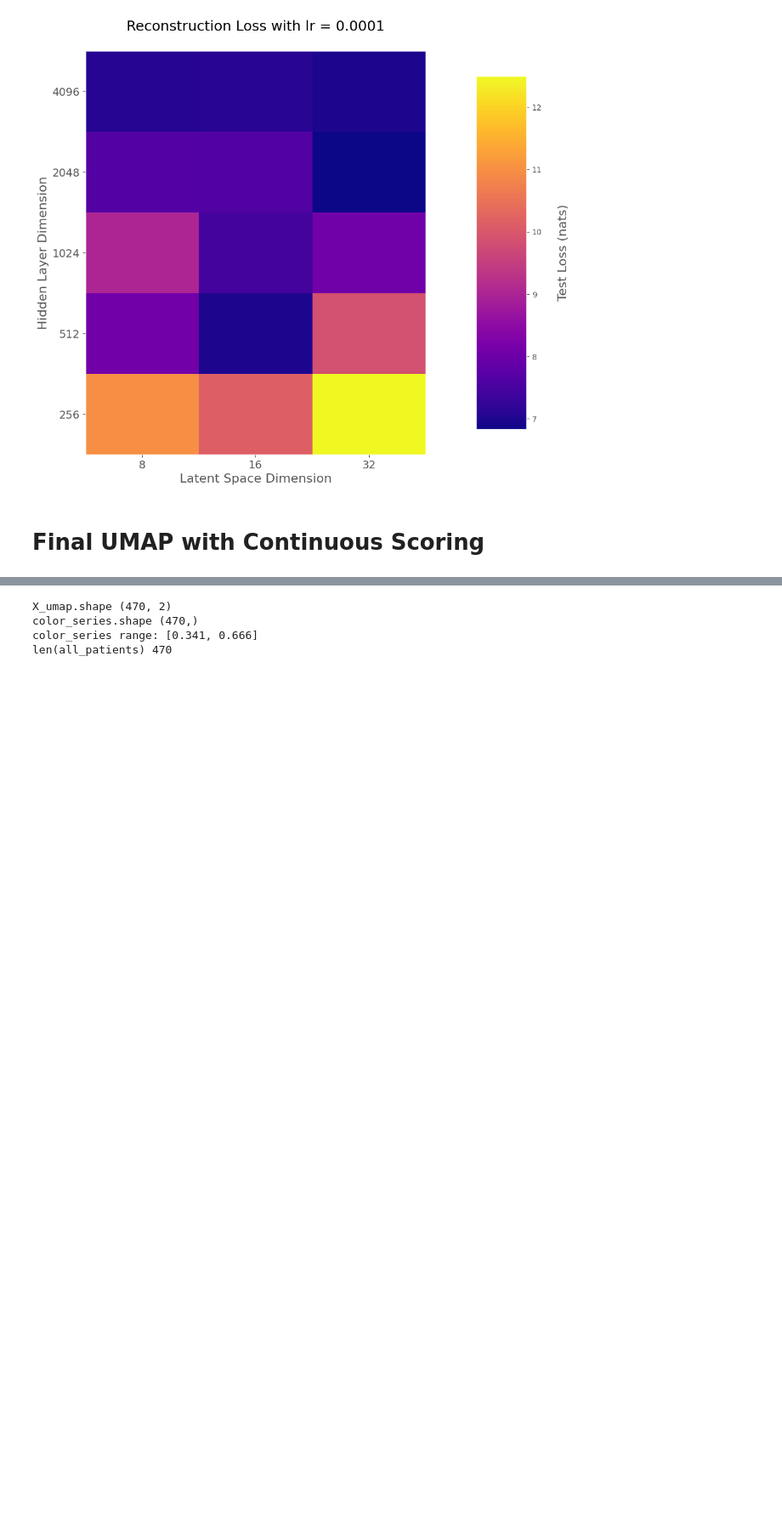
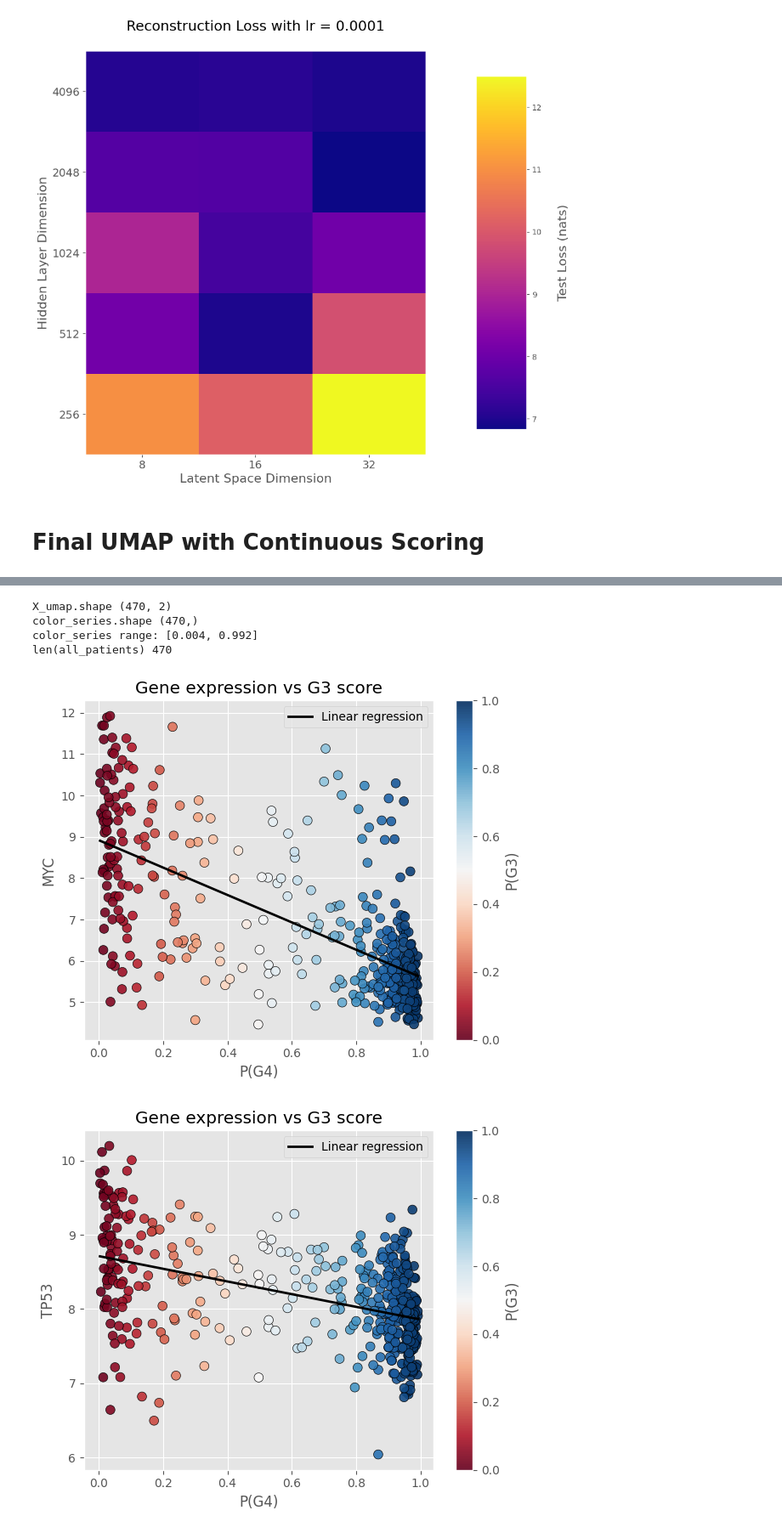
Before and after one commit to Nordest27/bitsxlamarato-medulloblastoma, a Jupyter notebook: notebooks/medulloblastoma-analysis.ipynb, the cells around one changed output, grey strips where cells are left out. Shown at 85% size. Drawn from its saved outputs; the diff is of its cells as text; code cells hidden in the pictures; blank space fills up the shorter version.

```diff
--- a/notebooks/medulloblastoma-analysis.ipynb
+++ b/notebooks/medulloblastoma-analysis.ipynb
@@ -396,8 +333,8 @@ def load_model(model_path,model,hyperparams,seed=2023):
 # %%
 model_vae = load_model(
     # MAHA
-    model_path=os.path.join(MODELS_DIR, "maha_models", "best_model.pth"),
-    hyperparams=(input_dim, 256, 32),
+    model_path=os.path.join(MODELS_DIR, "statistical", "best_model.pth"),
+    hyperparams=(input_dim, 1024, 32),
     # STATISTICAL
 
     model=VAE,
@@ -528,5 +463,69 @@ plot_umap_spectrum(
 # %% [output]
 X_umap.shape (470, 2)
 color_series.shape (470,)
-color_series range: [0.341, 0.666]
+color_series range: [0.004, 0.992]
 len(all_patients) 470
+# %%
+import matplotlib.pyplot as plt
+import matplotlib.colors as mcolors
+
+cavalli=pd.read_csv(os.path.join(RAW_DATA_DIR, 'cavalli.csv'))
+cavalli = cavalli.set_index("Probe.Set.Name")
+
+genes_labels = ['MYC', 'TP53',  'SNCAIP']
+genes = ['ENSG00000136997_at', 'ENSG00000141510_at', 'ENSG00000064692_at']
+
+for [gen_label, gen] in zip(genes_labels, genes):
+    # According to cavalli_gene_correspondence.csv ENSG00000136997_at == MYC
+    myc_row = cavalli.loc[gen]
+
+    df_joined = pd.concat([score, myc_row], axis=1).dropna()
+
+    x = df_joined['P(G3)']
+    y = df_joined[gen]
+
+    # Use same colormap and normalization
+    cmap = plt.cm.RdBu          # or RdBu_r if inverted
+    norm = mcolors.Normalize(vmin=0, vmax=1)
+
+    # Linear regression
+    m, b = np.polyfit(x, y, 1)
+
+    plt.figure(figsize=(6, 5))
+
+    # Scatter
+    sc = plt.scatter(
+        x, y,
+        c=x,
+        cmap=cmap,
+        norm=norm,
+        s=60,
+        edgecolor="k",
+        alpha=0.9
+    )
+
+    # Regression line
+    idx = np.argsort(x)
+    plt.plot(
+        x.iloc[idx],
+        (m * x + b).iloc[idx],
+        color="black",
+        linewidth=2,
+        label="Linear regression"
+    )
+
+    # Labels
+    plt.xlabel("P(G4)")
+    plt.ylabel(gen_label)
+    plt.title("Gene expression vs G3 score")
+
+    # Colorbar
+    cbar = plt.colorbar(sc)
+    cbar.set_label("P(G3)")
+
+    plt.legend()
+    plt.tight_layout()
+    plt.show()
+# %% [output]
+[figure, added]
+[figure, added]
```
Also changed, not shown: parts of 8 cells of this notebook, 1 other file.
